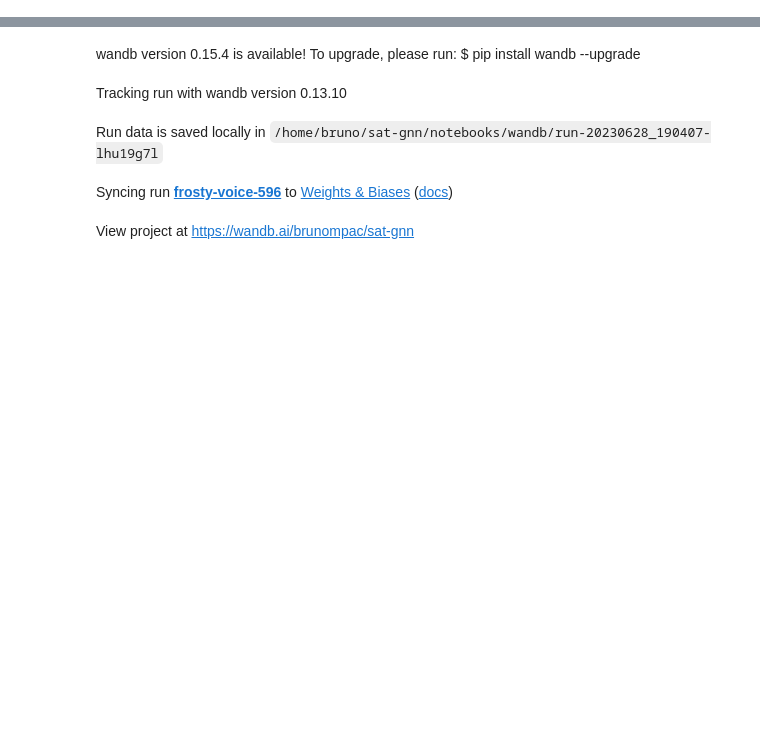
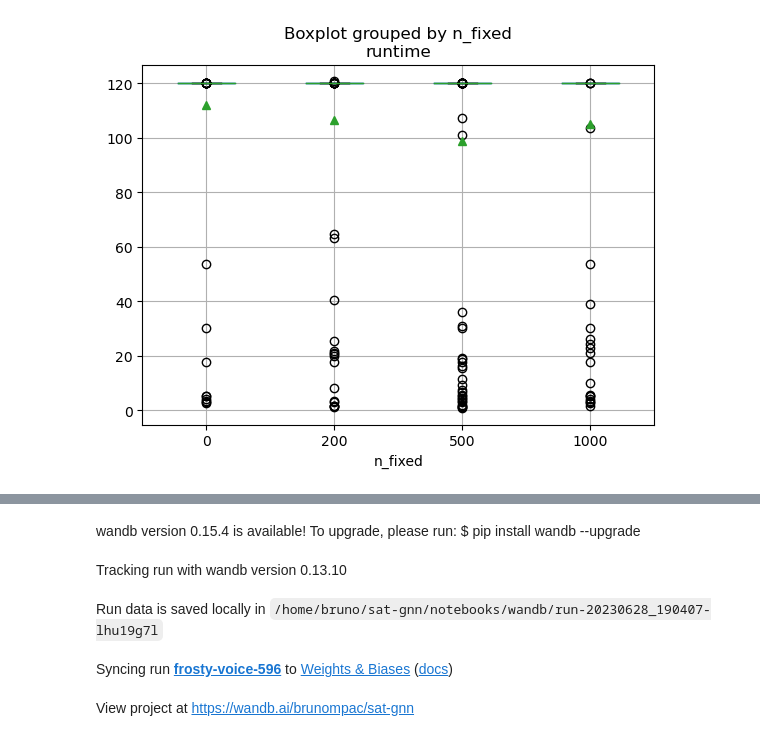
Before and after one commit to gos-ufsc/sat-gnn, a Jupyter notebook: notebooks/5.0-bmp-evaluate-early-fixing-to-wandb.ipynb, the cells around one changed output, grey strips where cells are left out. Drawn from its saved outputs; the diff is of its cells as text; code cells hidden in the pictures; blank space fills up the shorter version.

```diff
--- a/notebooks/5.0-bmp-evaluate-early-fixing-to-wandb.ipynb
+++ b/notebooks/5.0-bmp-evaluate-early-fixing-to-wandb.ipynb
@@ -64,0 +45,5 @@ plt.show()
+# %%
+df.boxplot(column='runtime', by='n_fixed', showmeans=True)
+plt.show()
+# %% [output]
+[figure, added]
```
Also changed, not shown: parts of 14 cells of this notebook, 3 other files.
